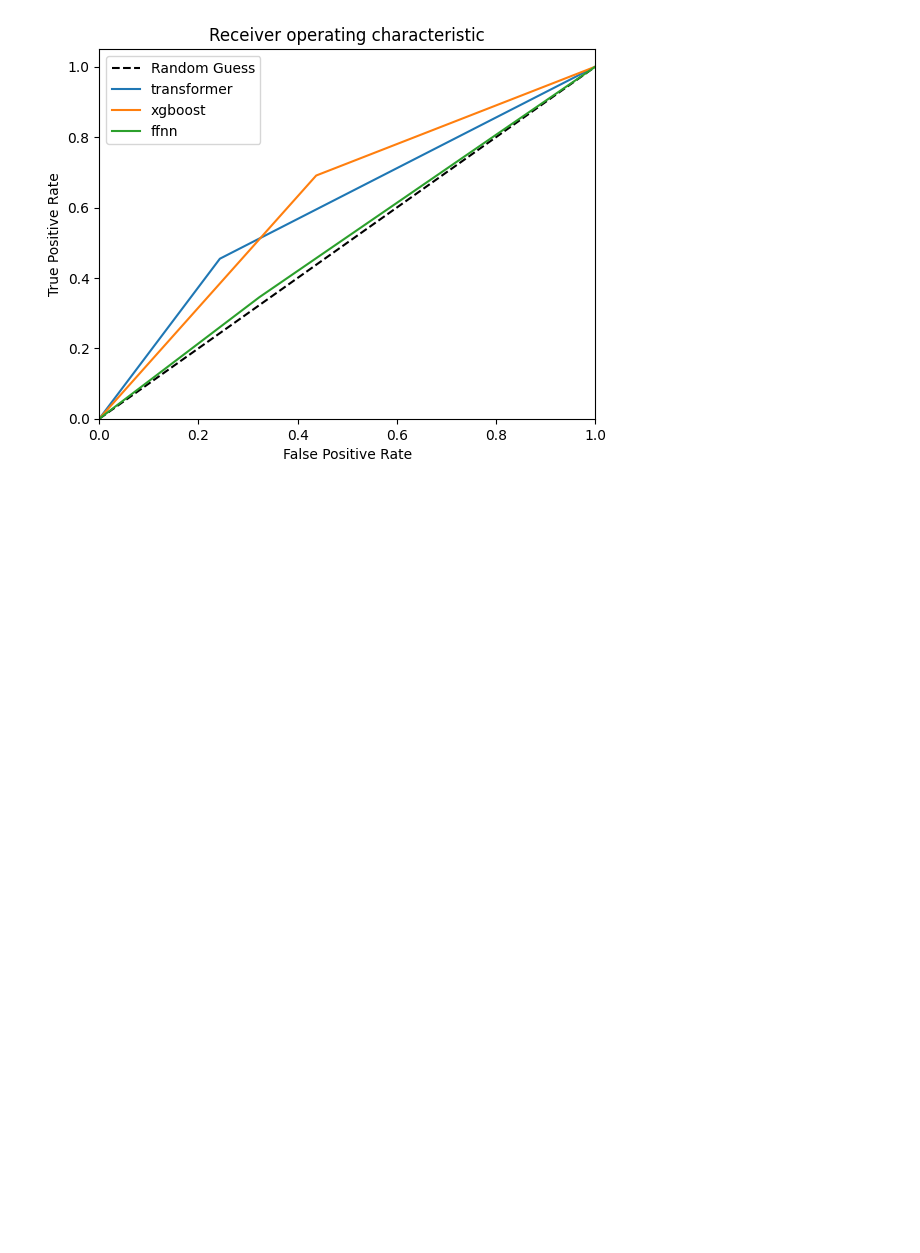
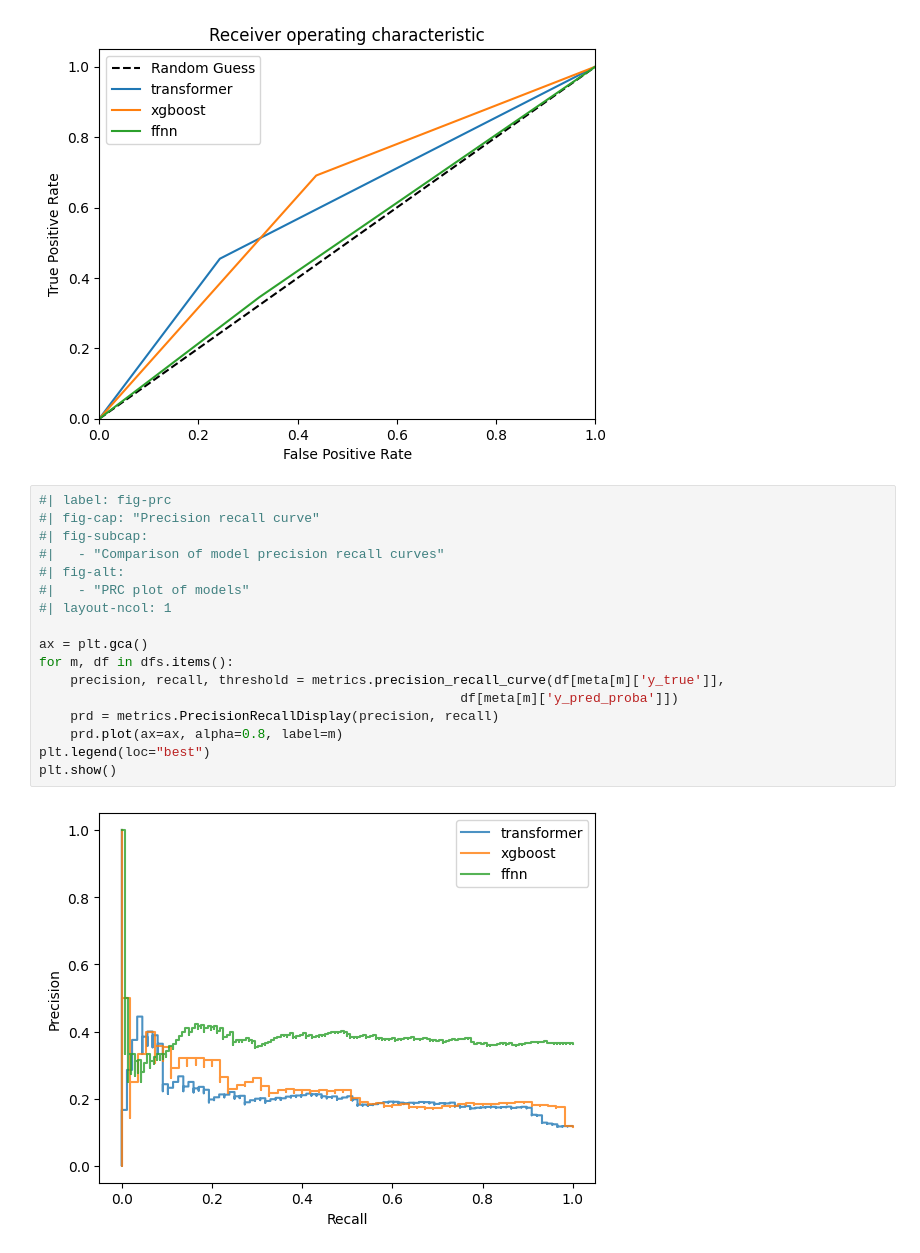
Before and after one commit to ewheeler/foresight, a Jupyter notebook: docs/hes_final/figs.ipynb, the cells around one changed output. Saved outputs shown, nothing was run; the diff lists cells and outputs as text; blank space fills up the shorter version.

Commit message:
add precision recall curve plot to article

```diff
--- a/docs/hes_final/figs.ipynb
+++ b/docs/hes_final/figs.ipynb
@@ -125,3 +147,22 @@ plt.legend(loc="best")
 plt.show()
 # %% [output]
 [figure]
+# %%
+#| label: fig-prc
+#| fig-cap: "Precision recall curve"
+#| fig-subcap:
+#|   - "Comparison of model precision recall curves"
+#| fig-alt:
+#|   - "PRC plot of models"
+#| layout-ncol: 1
+
+ax = plt.gca()
+for m, df in dfs.items():
+    precision, recall, threshold = metrics.precision_recall_curve(df[meta[m]['y_true']],
+                                                      df[meta[m]['y_pred_proba']])
+    prd = metrics.PrecisionRecallDisplay(precision, recall)
+    prd.plot(ax=ax, alpha=0.8, label=m)
+plt.legend(loc="best")
+plt.show()
+# %% [output]
+[figure, added]
```
Also changed, not shown: parts of 2 cells of this notebook, 1 other file.
